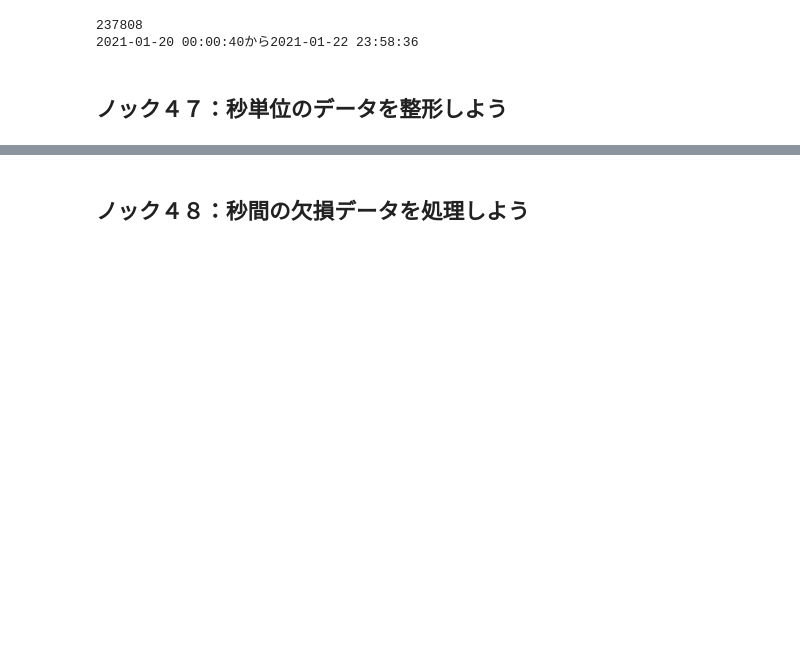
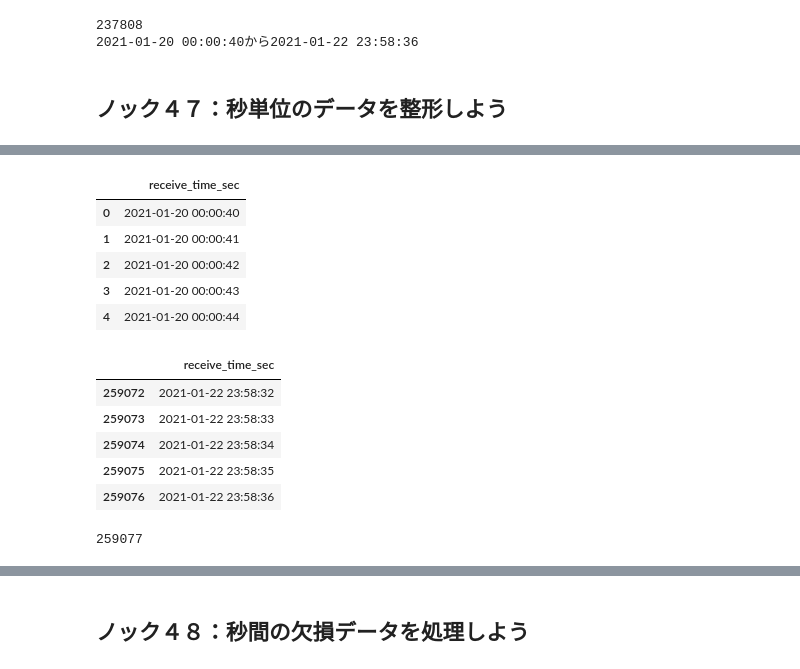
Before and after one commit to winuim/python-process-visualization-100, a Jupyter notebook: chapter-3/src/chapter-3.ipynb, the cells around one changed output, grey strips where cells are left out. Cells and saved outputs as stored; diff of their text form; code cells hidden in the pictures; blank space fills up the shorter version.

```diff
--- a/chapter-3/src/chapter-3.ipynb
+++ b/chapter-3/src/chapter-3.ipynb
@@ -259,0 +275,19 @@ print(f'{min_receive_time}から{max_receive_time}')
+# %%
+base_data = pd.DataFrame({"receive_time_sec":pd.date_range(min_receive_time, max_receive_time, freq="S")})
+display(base_data.head())
+display(base_data.tail())
+print(len(base_data))
+# %% [output]
+|  | receive_time_sec |
+| 0 | 2021-01-20 00:00:40 |
+| 1 | 2021-01-20 00:00:41 |
+| 2 | 2021-01-20 00:00:42 |
+| 3 | 2021-01-20 00:00:43 |
+| 4 | 2021-01-20 00:00:44 |
+|  | receive_time_sec |
+| 259072 | 2021-01-22 23:58:32 |
+| 259073 | 2021-01-22 23:58:33 |
+| 259074 | 2021-01-22 23:58:34 |
+| 259075 | 2021-01-22 23:58:35 |
+| 259076 | 2021-01-22 23:58:36 |
+259077
```
Also changed, not shown: parts of 2 cells of this notebook.
